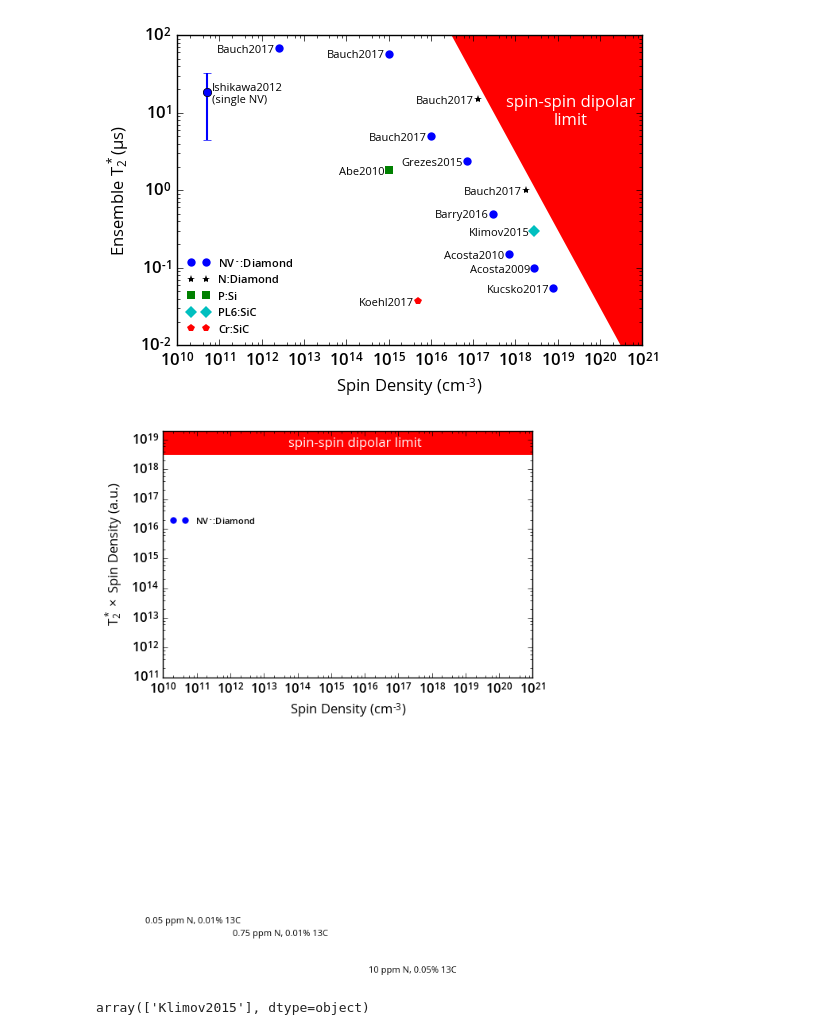
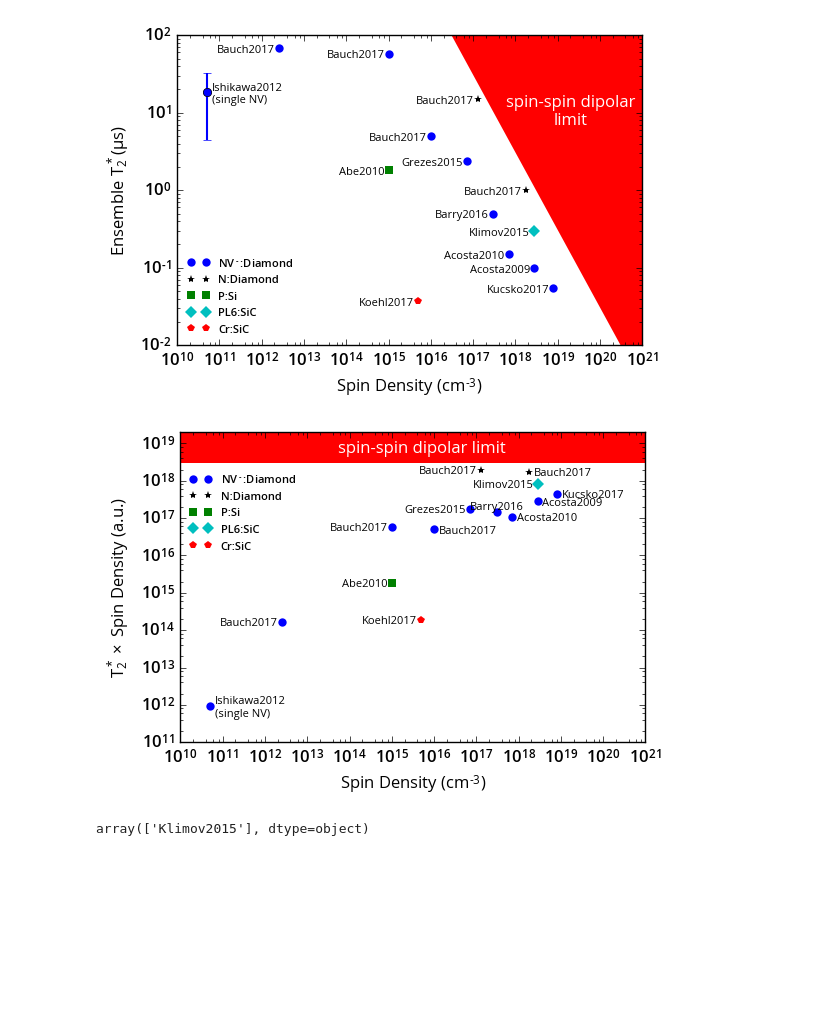
Before and after one commit to ebauch/NV_data, a Jupyter notebook: T2star_survey.ipynb, the cells around one changed output. Cells and saved outputs as stored; diff of their text form; code cells hidden in the pictures; blank space fills up the shorter version.

Commit message:
added / updated FOM plots

```diff
--- a/T2star_survey.ipynb
+++ b/T2star_survey.ipynb
@@ -485,8 +485,8 @@ for species in species_label:
 
     # spin density in cm^-3
     x = pd.to_numeric(species_df.iloc[:,2], 'coerce').get_values()
-    # T2*
-    y = pd.to_numeric(species_df.iloc[:,7], 'coerce').get_values()
+    # FOM1
+    y = pd.to_numeric(species_df.iloc[:,8], 'coerce').get_values()
 
     # some of the entries are nan, remove these
     ind = (~np.isnan(y)) * (~np.isnan(x))
@@ -495,7 +495,7 @@ for species in species_label:
     # only plot if x and y are not empty
     if (len(x)!=0) & (len(y)!=0):
         # reference label
-        ref_label = species_df.iloc[ind,10].get_values()
+        ref_label = species_df.iloc[ind,11].get_values()
 
         # plot data and labels
         plt.plot(x, y, markers[s], ms=6, markeredgecolor = 'none', label=legend_label[s])
@@ -519,34 +519,34 @@ plt.errorbar(5e10, 18.5, yerr=14, fmt='o', color='b', lw=1.5)
 l1 = 1/(2 * np.pi * 0.0091/(1.76*1e17))
 # # plt.plot(xx, l1, 'k--')
 plt.fill_between([1e10, 1e23], [l1, l1], [1e20, 1e20], facecolor='r', edgecolor='None', interpolate=False)
 plt.text(5 * 1e15, 6 * 1e18, 'spin-spin dipolar limit', ha='center', color='#ffffff', fontweight='normal')
 
 ## plot settings
 # set plot labels
 plt.xlabel('Spin Density ($cm^{-3}$)')
 plt.ylabel(r'$T_2^* \times$ Spin Density (a.u.)')
 
 # plot legend
 plt.legend(frameon=False, loc=[0.01,0.6], fontsize=8)
 
 plt.xscale('log')
 plt.yscale('log')
 
 plt.xlim(1e10, 1e21)
 plt.ylim([1e11, 2*1e19])
 
 # # plt.xlim(10**15, 10**20)
 # ax = plt.gca()
 # ax.set_xlim([1e10,1e20])
 
 # # plt.ylim([10**-2, 100])
 
 plt.savefig("T2star_survey_fig3_fom.pdf")
 plt.savefig("T2star_survey_fig3_fom.png")
 
 plt.show()
 # %% [output]
-[figure, old version]
+[figure, new version]
 # %%
 #t2star2all
 # %%
```
Also changed, not shown: 3 other files.
